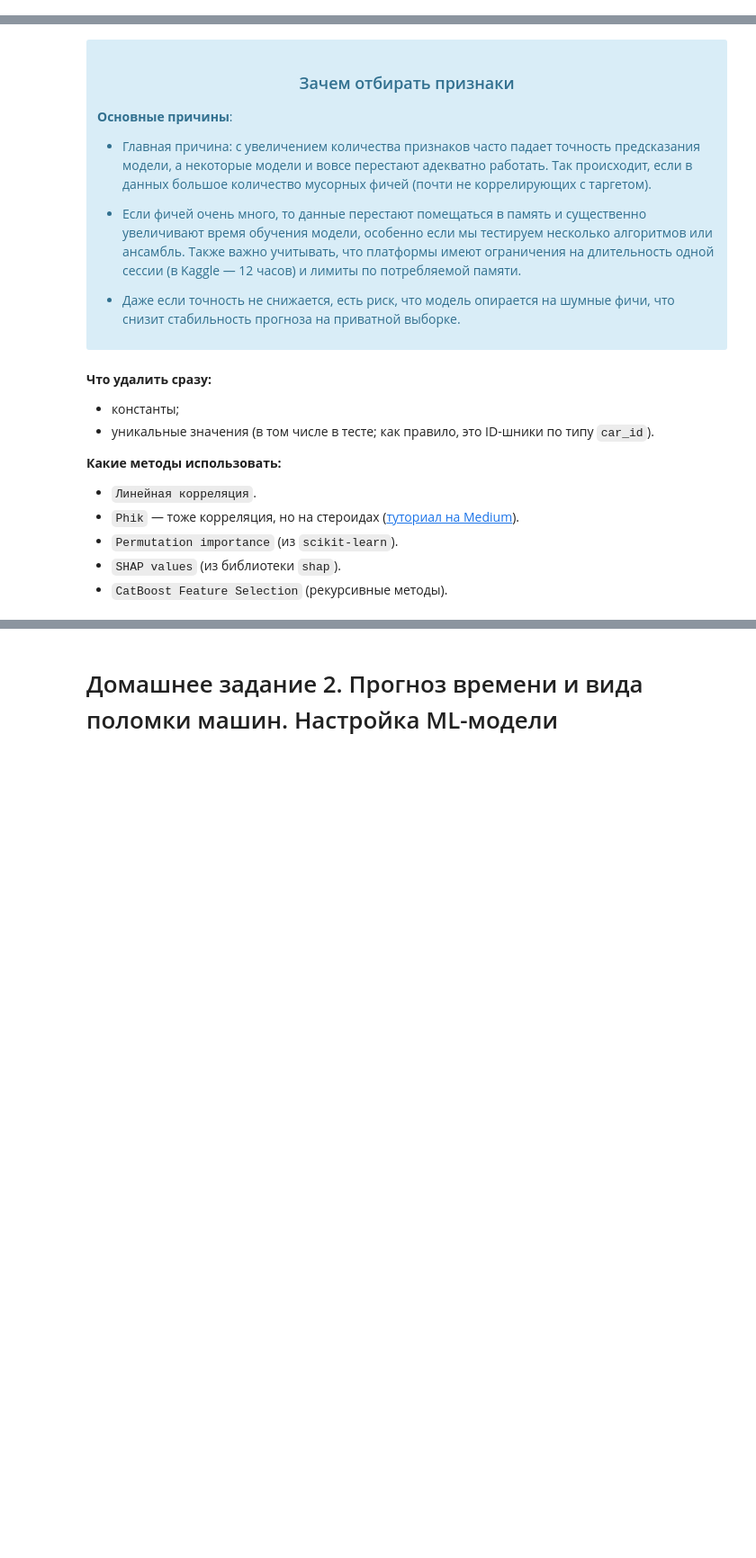
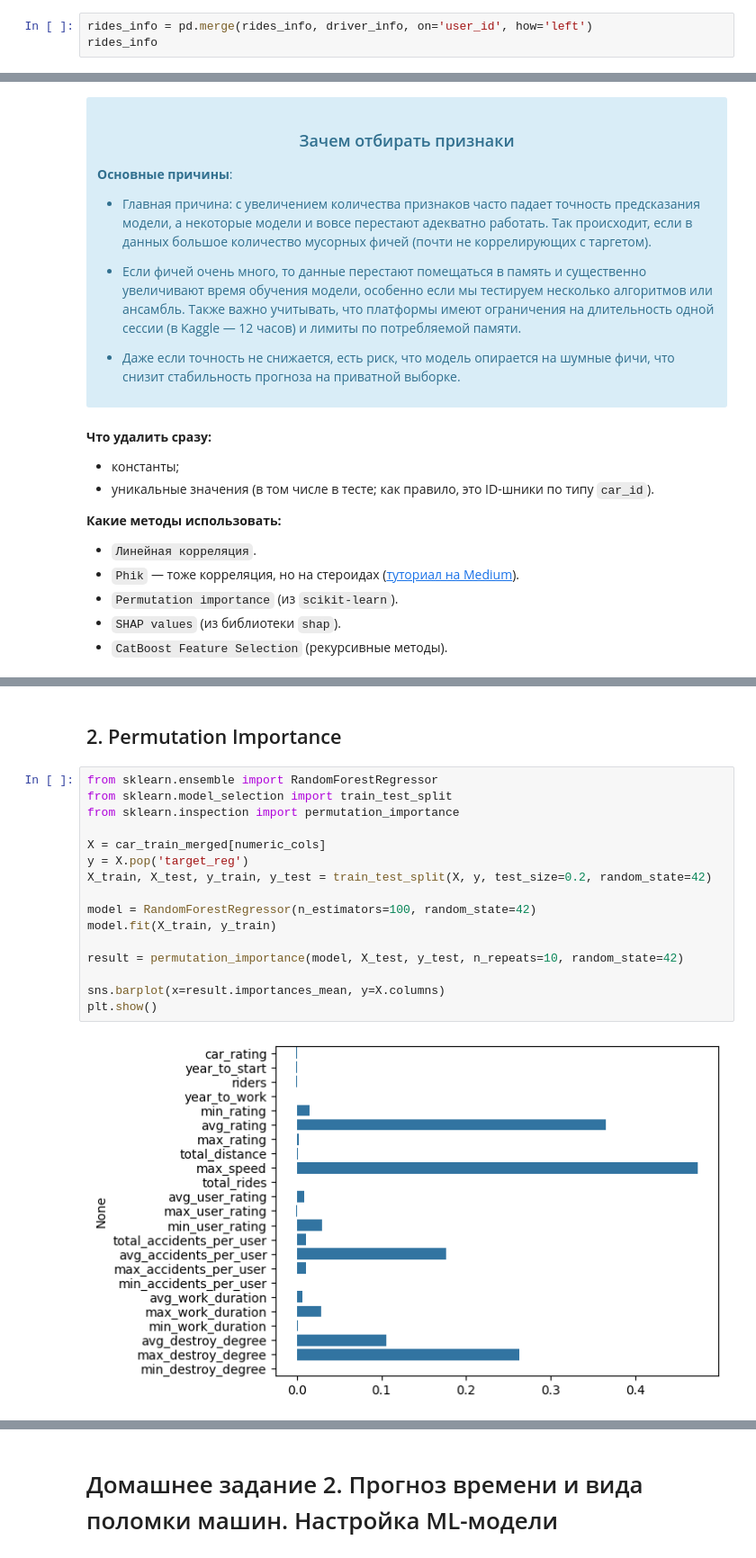
Before and after one commit to rufous86/mipt_semester4, a Jupyter notebook: competitive_ds/hw1-4-Илюхин-А-Н.ipynb, the cells around one changed output, grey strips where cells are left out. Shown at 90% size. Cells and saved outputs as stored; diff of their text form; blank space fills up the shorter version.

```diff
--- a/competitive_ds/hw1-4-Илюхин-А-Н.ipynb
+++ b/competitive_ds/hw1-4-Илюхин-А-Н.ipynb
@@ -176,0 +175,3 @@ TypeError: merge() missing 1 required positional argument: 'right'
+# %%
+rides_info = pd.merge(rides_info, driver_info, on='user_id', how='left')
+rides_info
@@ -236,0 +318,20 @@ TypeError: merge() missing 1 required positional argument: 'right'
+# %% [markdown]
+## 2. Permutation Importance
+# %%
+from sklearn.ensemble import RandomForestRegressor
+from sklearn.model_selection import train_test_split
+from sklearn.inspection import permutation_importance
+
+X = car_train_merged[numeric_cols]
+y = X.pop('target_reg')
+X_train, X_test, y_train, y_test = train_test_split(X, y, test_size=0.2, random_state=42)
+
+model = RandomForestRegressor(n_estimators=100, random_state=42)
+model.fit(X_train, y_train)
+
+result = permutation_importance(model, X_test, y_test, n_repeats=10, random_state=42)
+
+sns.barplot(x=result.importances_mean, y=X.columns)
+plt.show()
+# %% [output]
+[figure, added]
```
Also changed, not shown: parts of 15 cells of this notebook.
